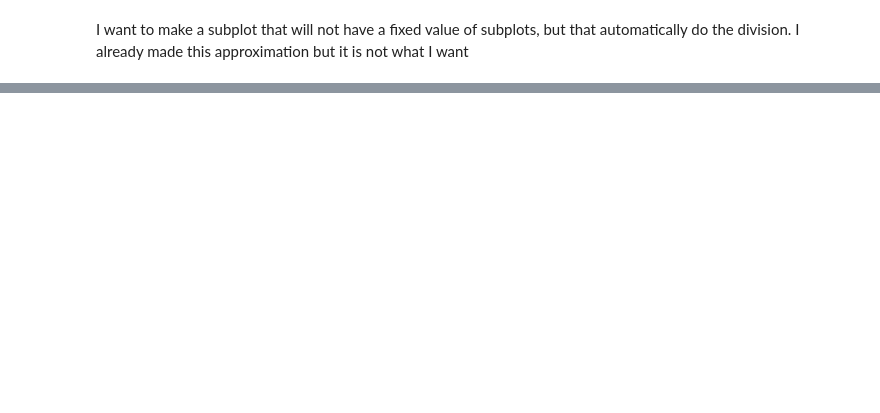
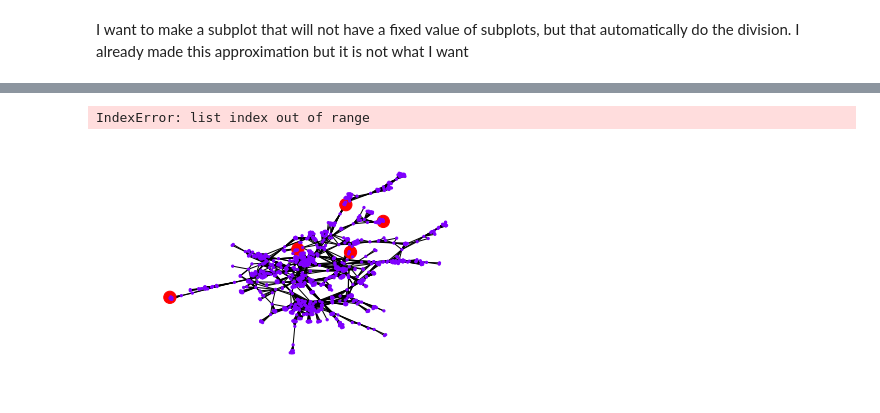
Before and after one commit to juanhenao21/authors_analysis, a Jupyter notebook: 03_clusters.ipynb, the cells around one changed output, grey strips where cells are left out. Drawn from its saved outputs; the diff is of its cells as text; code cells hidden in the pictures; blank space fills up the shorter version.

```diff
--- a/03_clusters.ipynb
+++ b/03_clusters.ipynb
@@ -223,0 +250,41 @@ for i, sg in enumerate(sub_graphs):
+# %%
+def btwn_pool(G_tuple):
+    return nx.betweenness_centrality_source(*G_tuple)
+# %%
+def between_parallel(G, processes = None):
+    p = Pool(processes=processes)
+    part_generator = 4*len(p._pool)
+    node_partitions = list(partitions(G.nodes(), int(len(G)/part_generator)))
+    num_partitions = len(node_partitions)
+
+    bet_map = p.map(btwn_pool,
+                        zip([G]*num_partitions,
+                        [True]*num_partitions,
+                        [None]*num_partitions,
+                        node_partitions))
+
+    bt_c = bet_map[0]
+    for bt in bet_map[1:]:
+        for n in bt:
+            bt_c[n] += bt[n]
+    return bt_c
+# %%
+for sg in sub_graphs:
+    if (sg.number_of_nodes() >= 20):
+
+        bt = between_parallel(sg)
+        top = 5
+
+        max_nodes =  sorted(bt.items(), key = lambda v: -v[1])[:top]
+        bt_values = [5]*len(sg.nodes())
+        bt_colors = [0]*len(sg.nodes())
+        for i in range(len(max_nodes)):
+            bt_values[i] = 150
+            bt_colors[i] = 2
+
+        pos = nx.spring_layout(sg)
+        plt.axis("off")
+        nx.draw_networkx(sg, pos = pos, cmap = plt.get_cmap("rainbow"), node_color = bt_colors, node_size = bt_values, with_labels = False)
+# %% [output]
+IndexError: list index out of range
+[figure, added]
```
Also changed, not shown: parts of 7 cells of this notebook, 1 other file.
